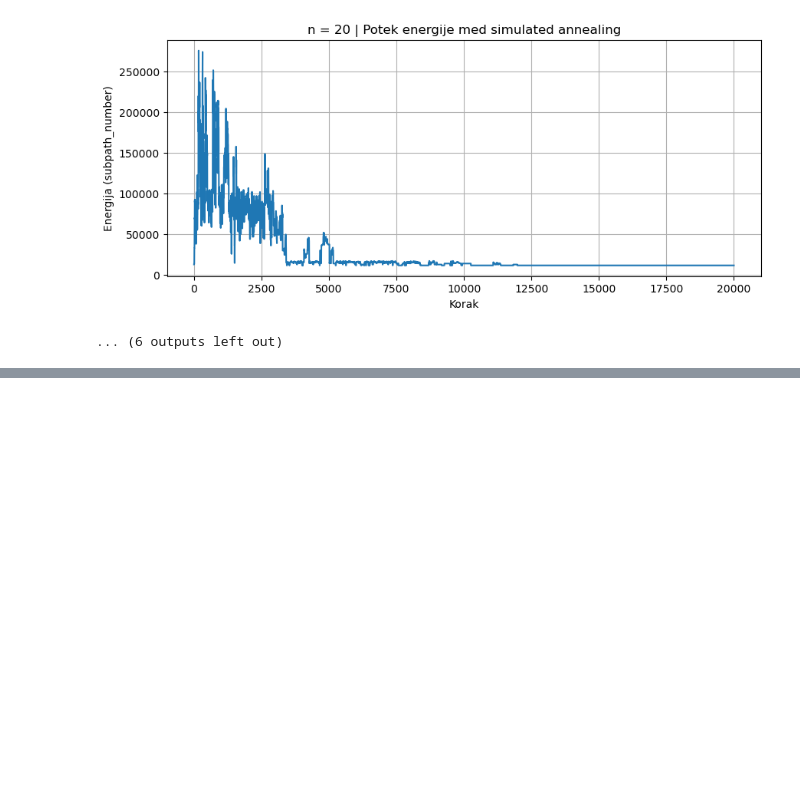
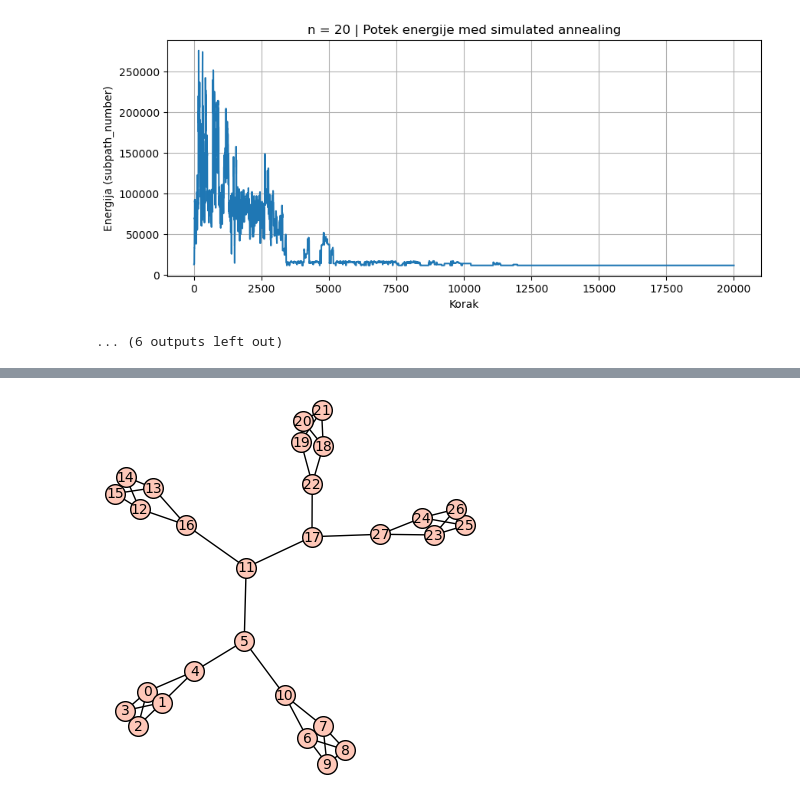
Before and after one commit to ZigaObradovic/FP_Group13, a Jupyter notebook: main.ipynb, the cells around one changed output, grey strips where cells are left out. Saved outputs shown, nothing was run; the diff lists cells and outputs as text; code cells hidden in the pictures; blank space fills up the shorter version.

```diff
--- a/main.ipynb
+++ b/main.ipynb
@@ -487,0 +543,4 @@ df
+# %%
+build_caterpillar2(28).show()
+# %% [output]
+[figure, added]
```
Also changed, not shown: parts of 3 cells of this notebook, 3 other files.
